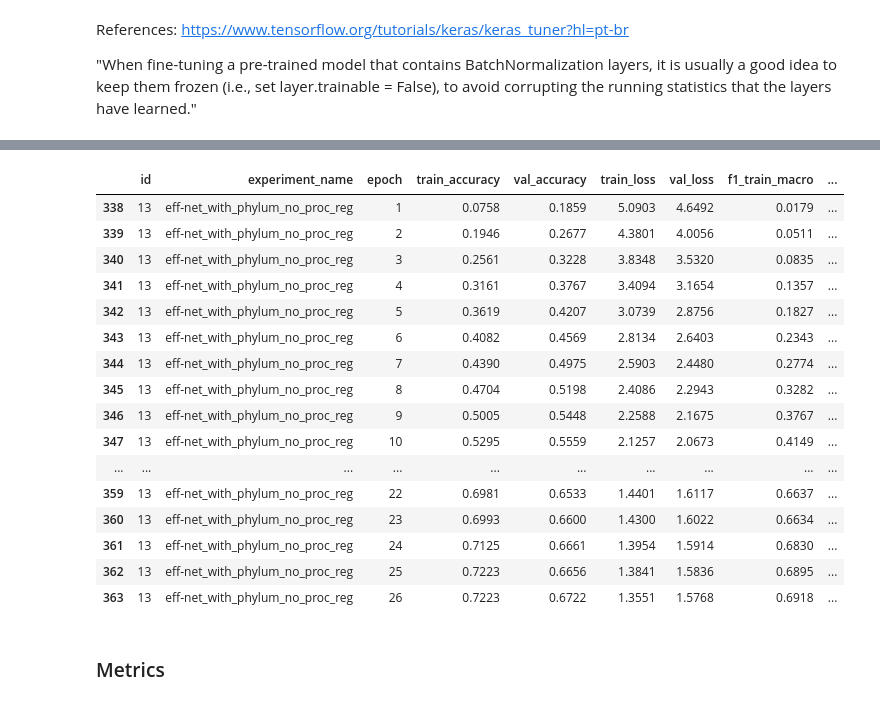
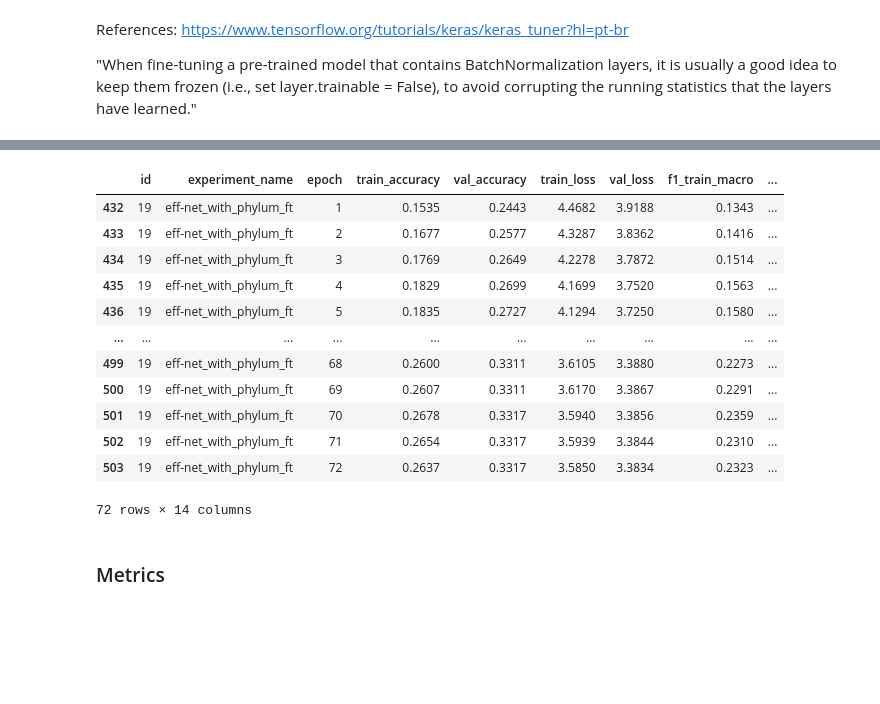
Before and after one commit to mgalao/deep-learning-project, a Jupyter notebook: project/DL_Phylum_Models.ipynb, the cells around one changed output, grey strips where cells are left out. Saved outputs shown, nothing was run; the diff lists cells and outputs as text; code cells hidden in the pictures; blank space fills up the shorter version.

```diff
--- a/project/DL_Phylum_Models.ipynb
+++ b/project/DL_Phylum_Models.ipynb
@@ -635,35 +634,31 @@ Epoch 100/100
 # %%
 # Load the experiment log
 df = pd.read_csv('experiment_log.csv')
 
 # Identify the latest experiment
-max_id = df['id'].max()### Set-up
+max_id = df['id'].max()
 
 # Filter the DataFrame to get the latest experiment
 df_latest_experiment = df[df['id'] == max_id]
 
 # Save the latest experiment log to a CSV file
-# df_latest_experiment.to_csv('phylum_models_results/efficient_net_phylum_3_pre_ft_history.csv', index=False)
+df_latest_experiment.to_csv('phylum_models_results/efficient_net_phylum_4_ft_history.csv', index=False)
 
 df_latest_experiment
 # %% [output]
 |  | id | experiment_name | epoch | train_accuracy | val_accuracy | train_loss | val_loss | f1_train_macro | ... |
-| 338 | 13 | eff-net_with_phylum_no_proc_reg | 1 | 0.0758 | 0.1859 | 5.0903 | 4.6492 | 0.0179 | ... |
-| 339 | 13 | eff-net_with_phylum_no_proc_reg | 2 | 0.1946 | 0.2677 | 4.3801 | 4.0056 | 0.0511 | ... |
-| 340 | 13 | eff-net_with_phylum_no_proc_reg | 3 | 0.2561 | 0.3228 | 3.8348 | 3.5320 | 0.0835 | ... |
-| 341 | 13 | eff-net_with_phylum_no_proc_reg | 4 | 0.3161 | 0.3767 | 3.4094 | 3.1654 | 0.1357 | ... |
-| 342 | 13 | eff-net_with_phylum_no_proc_reg | 5 | 0.3619 | 0.4207 | 3.0739 | 2.8756 | 0.1827 | ... |
-| 343 | 13 | eff-net_with_phylum_no_proc_reg | 6 | 0.4082 | 0.4569 | 2.8134 | 2.6403 | 0.2343 | ... |
-| 344 | 13 | eff-net_with_phylum_no_proc_reg | 7 | 0.4390 | 0.4975 | 2.5903 | 2.4480 | 0.2774 | ... |
-| 345 | 13 | eff-net_with_phylum_no_proc_reg | 8 | 0.4704 | 0.5198 | 2.4086 | 2.2943 | 0.3282 | ... |
-| 346 | 13 | eff-net_with_phylum_no_proc_reg | 9 | 0.5005 | 0.5448 | 2.2588 | 2.1675 | 0.3767 | ... |
-| 347 | 13 | eff-net_with_phylum_no_proc_reg | 10 | 0.5295 | 0.5559 | 2.1257 | 2.0673 | 0.4149 | ... |
+| 432 | 19 | eff-net_with_phylum_ft | 1 | 0.1535 | 0.2443 | 4.4682 | 3.9188 | 0.1343 | ... |
+| 433 | 19 | eff-net_with_phylum_ft | 2 | 0.1677 | 0.2577 | 4.3287 | 3.8362 | 0.1416 | ... |
+| 434 | 19 | eff-net_with_phylum_ft | 3 | 0.1769 | 0.2649 | 4.2278 | 3.7872 | 0.1514 | ... |
+| 435 | 19 | eff-net_with_phylum_ft | 4 | 0.1829 | 0.2699 | 4.1699 | 3.7520 | 0.1563 | ... |
+| 436 | 19 | eff-net_with_phylum_ft | 5 | 0.1835 | 0.2727 | 4.1294 | 3.7250 | 0.1580 | ... |
 | ... | ... | ... | ... | ... | ... | ... | ... | ... | ... |
-| 359 | 13 | eff-net_with_phylum_no_proc_reg | 22 | 0.6981 | 0.6533 | 1.4401 | 1.6117 | 0.6637 | ... |
-| 360 | 13 | eff-net_with_phylum_no_proc_reg | 23 | 0.6993 | 0.6600 | 1.4300 | 1.6022 | 0.6634 | ... |
-| 361 | 13 | eff-net_with_phylum_no_proc_reg | 24 | 0.7125 | 0.6661 | 1.3954 | 1.5914 | 0.6830 | ... |
-| 362 | 13 | eff-net_with_phylum_no_proc_reg | 25 | 0.7223 | 0.6656 | 1.3841 | 1.5836 | 0.6895 | ... |
-| 363 | 13 | eff-net_with_phylum_no_proc_reg | 26 | 0.7223 | 0.6722 | 1.3551 | 1.5768 | 0.6918 | ... |
+| 499 | 19 | eff-net_with_phylum_ft | 68 | 0.2600 | 0.3311 | 3.6105 | 3.3880 | 0.2273 | ... |
+| 500 | 19 | eff-net_with_phylum_ft | 69 | 0.2607 | 0.3311 | 3.6170 | 3.3867 | 0.2291 | ... |
+| 501 | 19 | eff-net_with_phylum_ft | 70 | 0.2678 | 0.3317 | 3.5940 | 3.3856 | 0.2359 | ... |
+| 502 | 19 | eff-net_with_phylum_ft | 71 | 0.2654 | 0.3317 | 3.5939 | 3.3844 | 0.2310 | ... |
+| 503 | 19 | eff-net_with_phylum_ft | 72 | 0.2637 | 0.3317 | 3.5850 | 3.3834 | 0.2323 | ... |
+72 rows × 14 columns
 # %% [markdown]
 ### Metrics
 # %%
```
Also changed, not shown: parts of 7 cells of this notebook.
